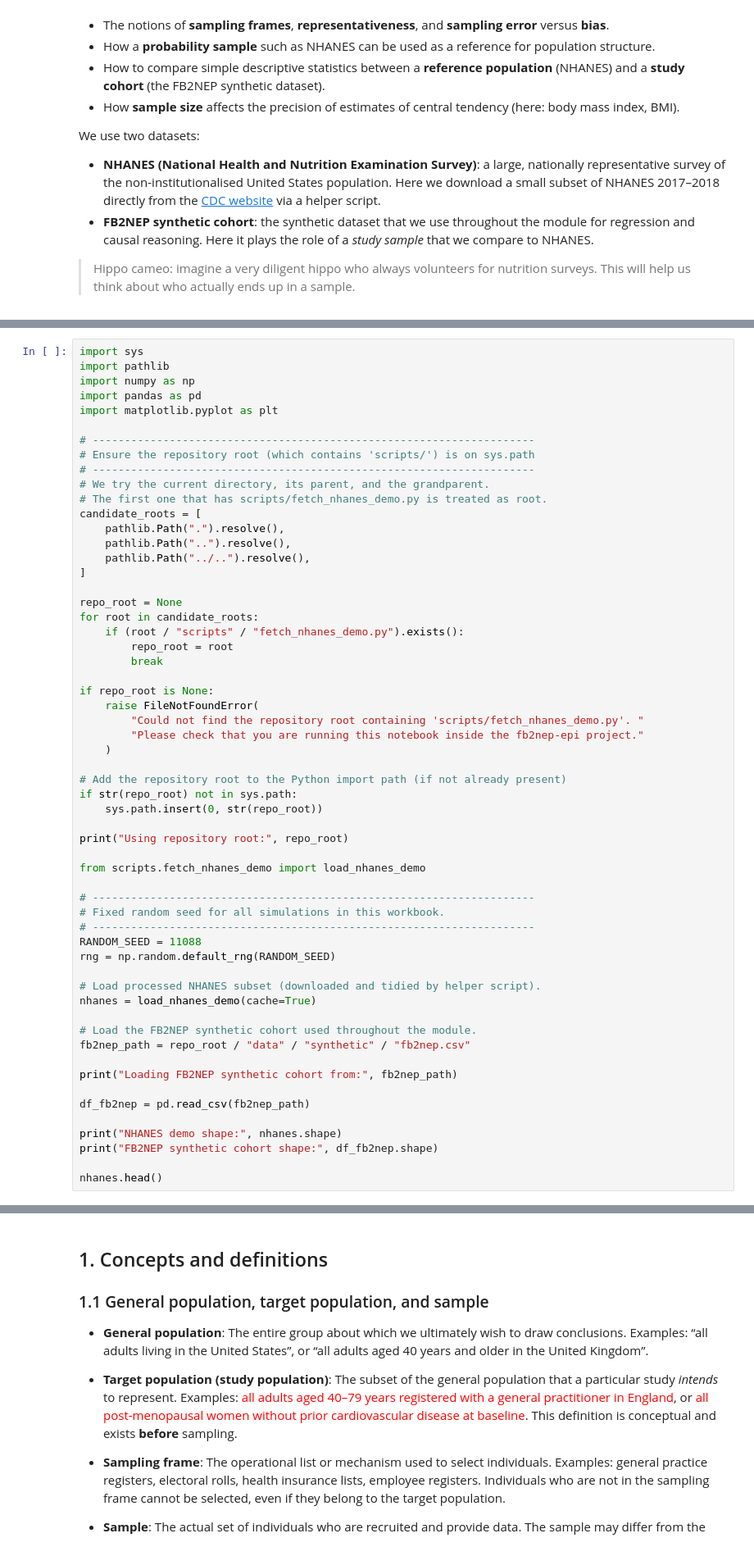
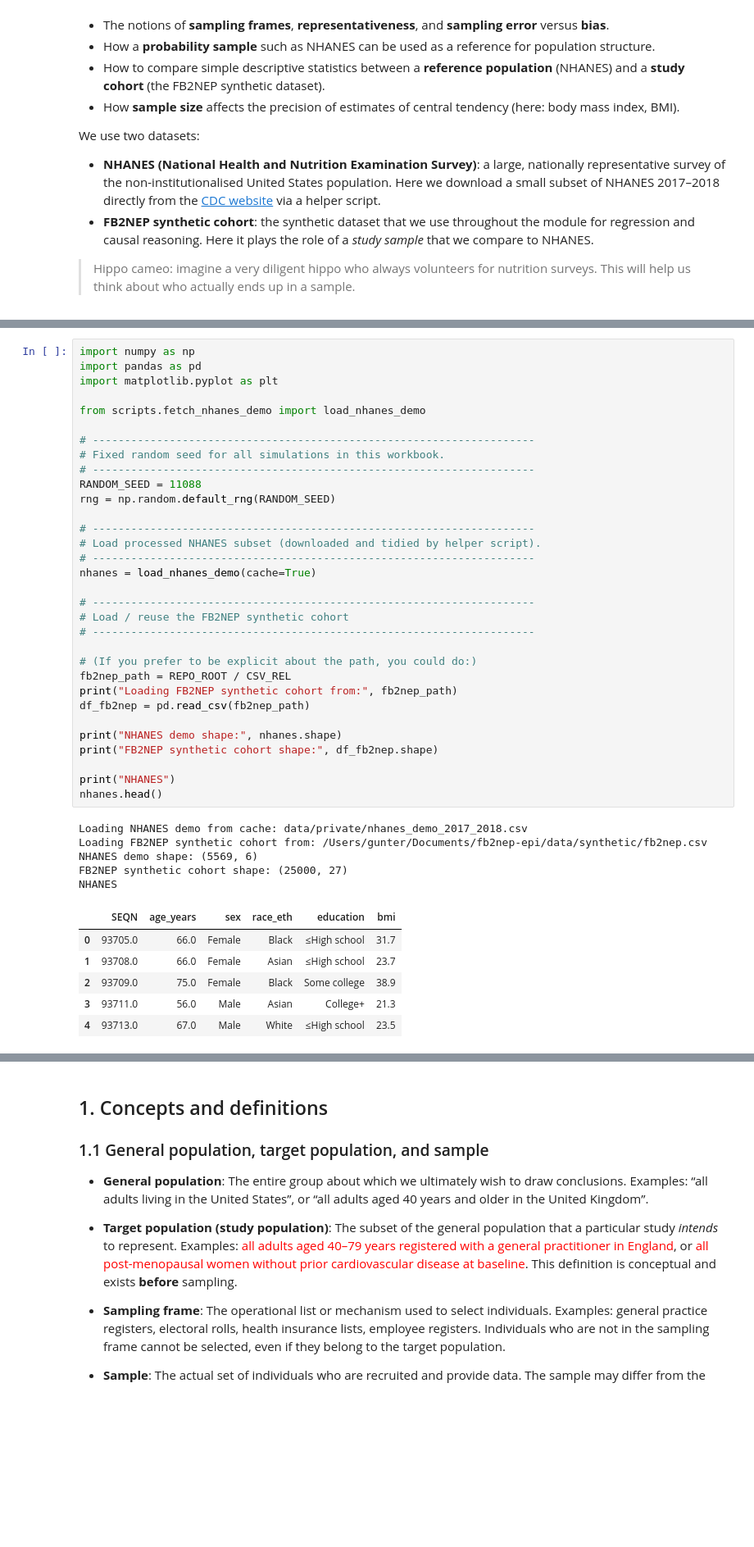
Before and after one commit to ggkuhnle/fb2nep-epi, a Jupyter notebook: notebooks/02_representative.ipynb, the cells around one changed output, grey strips where cells are left out. Shown at 82% size. Drawn from its saved outputs; the diff is of its cells as text; blank space fills up the shorter version.

```diff
--- a/notebooks/02_representative.ipynb
+++ b/notebooks/02_representative.ipynb
@@ -59,58 +79,44 @@ else:
 # %%
-import sys
-import pathlib
 import numpy as np
 import pandas as pd
 import matplotlib.pyplot as plt
-
-# ---------------------------------------------------------------------
-# Ensure the repository root (which contains 'scripts/') is on sys.path
-# ---------------------------------------------------------------------
-# We try the current directory, its parent, and the grandparent.
-# The first one that has scripts/fetch_nhanes_demo.py is treated as root.
-candidate_roots = [
-    pathlib.Path(".").resolve(),
-    pathlib.Path("..").resolve(),
-    pathlib.Path("../..").resolve(),
-]
-
-repo_root = None
-for root in candidate_roots:
-    if (root / "scripts" / "fetch_nhanes_demo.py").exists():
-        repo_root = root
-        break
-
-if repo_root is None:
-    raise FileNotFoundError(
-        "Could not find the repository root containing 'scripts/fetch_nhanes_demo.py'. "
-        "Please check that you are running this notebook inside the fb2nep-epi project."
-    )
-
-# Add the repository root to the Python import path (if not already present)
-if str(repo_root) not in sys.path:
-    sys.path.insert(0, str(repo_root))
-
-print("Using repository root:", repo_root)
 
 from scripts.fetch_nhanes_demo import load_nhanes_demo
 
 # ---------------------------------------------------------------------
 # Fixed random seed for all simulations in this workbook.
 # ---------------------------------------------------------------------
 RANDOM_SEED = 11088
 rng = np.random.default_rng(RANDOM_SEED)
 
+# ---------------------------------------------------------------------
 # Load processed NHANES subset (downloaded and tidied by helper script).
+# ---------------------------------------------------------------------
 nhanes = load_nhanes_demo(cache=True)
 
-# Load the FB2NEP synthetic cohort used throughout the module.
-fb2nep_path = repo_root / "data" / "synthetic" / "fb2nep.csv"
+# ---------------------------------------------------------------------
+# Load / reuse the FB2NEP synthetic cohort
+# ---------------------------------------------------------------------
 
+# (If you prefer to be explicit about the path, you could do:)
+fb2nep_path = REPO_ROOT / CSV_REL
 print("Loading FB2NEP synthetic cohort from:", fb2nep_path)
-
 df_fb2nep = pd.read_csv(fb2nep_path)
 
 print("NHANES demo shape:", nhanes.shape)
 print("FB2NEP synthetic cohort shape:", df_fb2nep.shape)
 
+print("NHANES")
 nhanes.head()
+# %% [output]
+Loading NHANES demo from cache: data/private/nhanes_demo_2017_2018.csv
+Loading FB2NEP synthetic cohort from: /Users/gunter/Documents/fb2nep-epi/data/synthetic/fb2nep.csv
+NHANES demo shape: (5569, 6)
+FB2NEP synthetic cohort shape: (25000, 27)
+NHANES
+|  | SEQN | age_years | sex | race_eth | education | bmi |
+| 0 | 93705.0 | 66.0 | Female | Black | ≤High school | 31.7 |
+| 1 | 93708.0 | 66.0 | Female | Asian | ≤High school | 23.7 |
+| 2 | 93709.0 | 75.0 | Female | Black | Some college | 38.9 |
+| 3 | 93711.0 | 56.0 | Male | Asian | College+ | 21.3 |
+| 4 | 93713.0 | 67.0 | Male | White | ≤High school | 23.5 |
```
Also changed, not shown: parts of 16 cells of this notebook, 2 other files.
